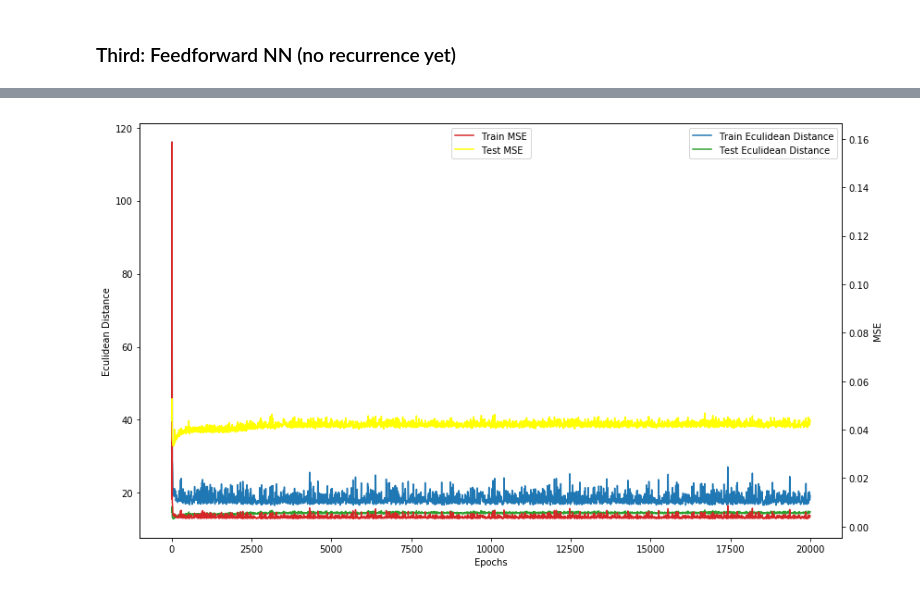
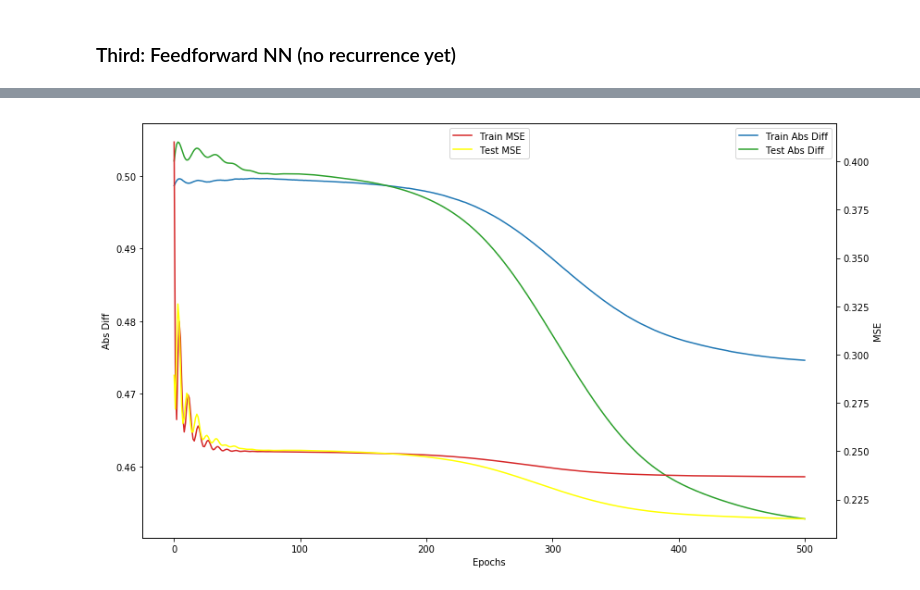
Before and after one commit to AmmarRashed/LSTM4fun, a Jupyter notebook: binary_addition.ipynb, the cells around one changed output, grey strips where cells are left out. Saved outputs shown, nothing was run; the diff lists cells and outputs as text; code cells hidden in the pictures.

```diff
--- a/binary_addition.ipynb
+++ b/binary_addition.ipynb
@@ -205,7 +207,7 @@ with graph.as_default():
 
     logits = model(train_x)
     pred = tf.nn.sigmoid(logits)
-#     loss = tf.reduce_mean(tf.norm(train_y-pred))
-    loss = tf.reduce_mean(tf.nn.softmax_cross_entropy_with_logits(labels=train_y, logits=logits))
+    loss = tf.reduce_mean(tf.abs(train_y-pred))
+#     loss = tf.reduce_mean(tf.nn.softmax_cross_entropy_with_logits(labels=train_y, logits=logits))
     mse = tf.reduce_mean(tf.losses.mean_squared_error(train_y, pred))
     optimizer = tf.train.AdamOptimizer().minimize(loss)
@@ -219,0 +214,2 @@ See tf.nn.softmax_cross_entropy_with_logits_v2.
+# %%
+training, testing, training_mse, testing_mse = run_session(graph, "Abs Diff")
@@ -338,14 +401,18 @@ h_size = 16
 # %%
-graph = tf.Graph()
-with graph.as_default():
-    x1 = tf.placeholder(tf.float32, [None, bin_size])
-    x2 = tf.placeholder(tf.float32, [None, bin_size])
-    train_y = tf.placeholder(tf.float32, [None, bin_size])
+graph_rnn = tf.Graph()
+with graph_rnn.as_default():
+    X = tf.placeholder(tf.float32, [None, bin_size, n_inputs])  # num of instances, num of time steps, input size
+    y = tf.placeholder(tf.float32, [None, bin_size])
+    #     X = tf.placeholder(tf.float32, [bin_size, n_inputs])  # num of time steps, input size
+    #     y = tf.placeholder(tf.float32, [bin_size])
 
-    basic_cell = tf.contrib.rnn.BasicRNNCell(bin_size)
-    output_seq, pred = tf.contrib.rnn.static_rnn(basic_cell, [x1, x2], dtype=tf.float32)
+    basic_cell = tf.contrib.rnn.BasicRNNCell(num_units=h_size, activation=tf.nn.sigmoid)
+    outputs, states = tf.nn.dynamic_rnn(basic_cell, X, dtype=tf.float32)
+    # outputs n number of instances x 8 time steps x 32 neurons
+    stacked_rnn_outputs = tf.reshape(outputs, [-1, h_size])
+    stacked_outputs = tf.contrib.layers.fully_connected(stacked_rnn_outputs, n_outputs)
+    outputs = tf.reshape(stacked_outputs, [-1, bin_size])
 
-
-    loss = tf.reduce_mean(tf.norm(train_y-pred))
-    mse = tf.reduce_mean(tf.losses.mean_squared_error(train_y, pred))
-    optimizer = tf.train.GradientDescentOptimizer(0.01).minimize(loss)
+    loss = tf.reduce_mean(tf.abs(y-outputs))
+    mse = tf.reduce_mean(tf.losses.mean_squared_error(y, outputs))
+    optimizer = tf.train.AdamOptimizer(0.01).minimize(mse)
@@ -371,0 +425,6 @@ Epoch 1000
+# %%
+train_X, train_Y, test_X, test_Y = generate_train_test_set()
+
+training, testing, training_mse, testing_mse, saver_rnn = run_session_rnn(
+    graph_rnn, 'Abs Diff', dynamic=True,
+    epochs=500, s_every=1, p_every=25, save=True)
@@ -372,4 +449,4 @@ Epoch 1000
 # %%
-plot_results(training, testing, training_mse, testing_mse, "Eculidean Distance")
+plot_results(training, testing, training_mse, testing_mse, "Abs Diff")
 # %% [output]
-[figure, old version]
+[figure, new version]
```
Also changed, not shown: parts of 30 cells of this notebook.
